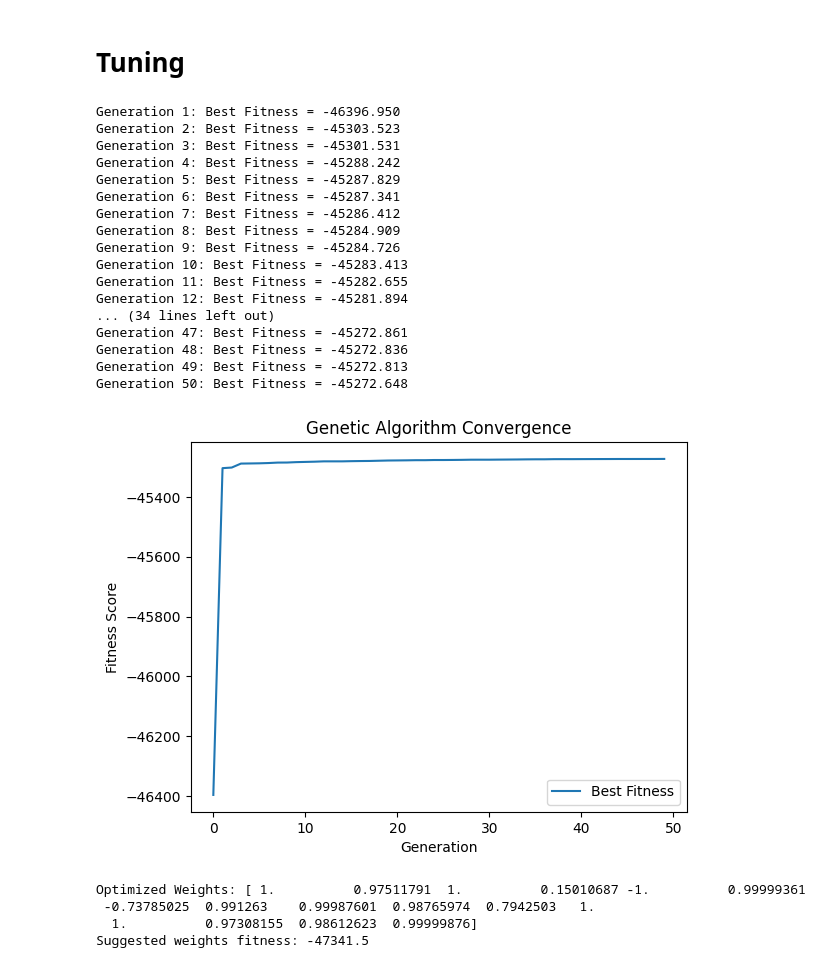
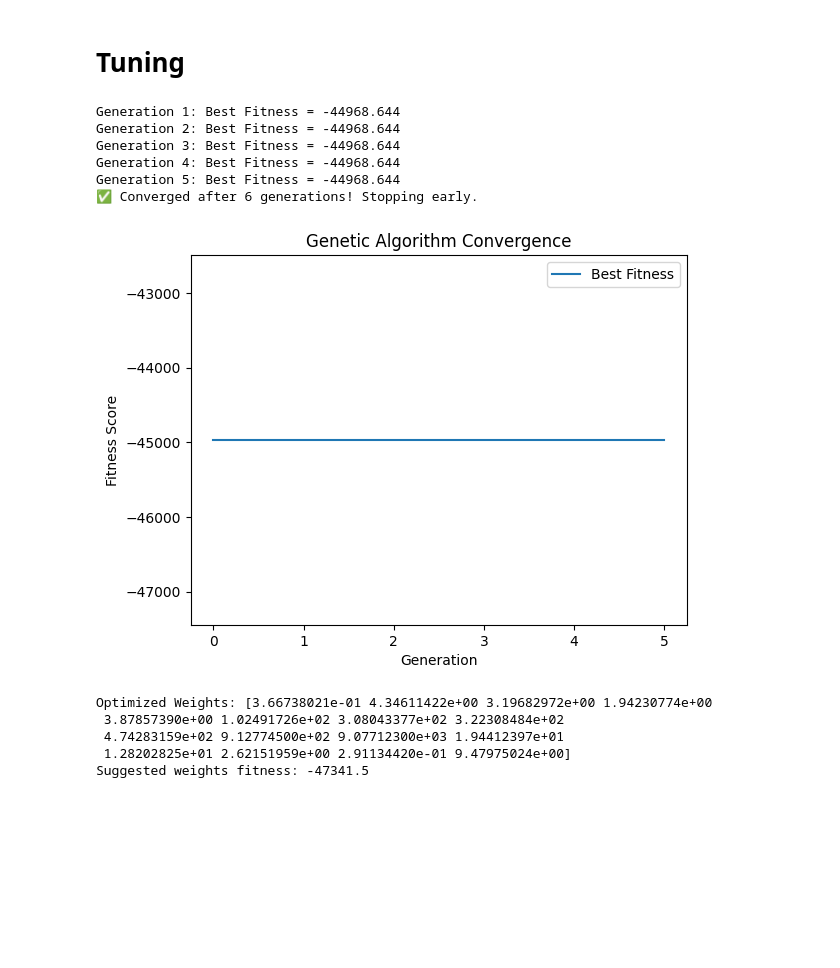
Before and after one commit to pathust/chess-bot, a Jupyter notebook: genetic_algorithm.ipynb, the cells around one changed output. Saved outputs shown, nothing was run; the diff lists cells and outputs as text; code cells hidden in the pictures; blank space fills up the shorter version.

```diff
--- a/genetic_algorithm.ipynb
+++ b/genetic_algorithm.ipynb
@@ -322,47 +321,37 @@ def genetic_algorithm(
 # %% [markdown]
 # Tuning
 # %%
-best_weights, best_fitness_history = genetic_algorithm(fitness_function, population_size=50, generations=50, convergence_threshold=5)
+best_weights, best_fitness_history = genetic_algorithm(fitness_function, population_size=50, generations=500, convergence_threshold=5)
 
 # Plot Convergence Graph
 plt.plot(best_fitness_history, label="Best Fitness")
 plt.xlabel("Generation")
 plt.ylabel("Fitness Score")
 plt.title("Genetic Algorithm Convergence")
 plt.legend()
 plt.show()
 
 print("Optimized Weights:", best_weights)
 
 chromosomes = [
                 1.0, 0.8, -1.2, 0.7, 1.15,
                 100, 300, 320, 500, 900, 10000,
                 10, 10,
                 20,
                 5,
                 10
             ]
 print("Suggested weights fitness:", fitness_function(chromosomes))
 # %% [output]
-Generation 1: Best Fitness = -46396.950
-Generation 2: Best Fitness = -45303.523
-Generation 3: Best Fitness = -45301.531
-Generation 4: Best Fitness = -45288.242
-Generation 5: Best Fitness = -45287.829
-Generation 6: Best Fitness = -45287.341
-Generation 7: Best Fitness = -45286.412
-Generation 8: Best Fitness = -45284.909
-Generation 9: Best Fitness = -45284.726
-Generation 10: Best Fitness = -45283.413
-Generation 11: Best Fitness = -45282.655
-Generation 12: Best Fitness = -45281.894
-... (34 lines left out)
-Generation 47: Best Fitness = -45272.861
-Generation 48: Best Fitness = -45272.836
-Generation 49: Best Fitness = -45272.813
-Generation 50: Best Fitness = -45272.648
+Generation 1: Best Fitness = -44968.644
+Generation 2: Best Fitness = -44968.644
+Generation 3: Best Fitness = -44968.644
+Generation 4: Best Fitness = -44968.644
+Generation 5: Best Fitness = -44968.644
+✅ Converged after 6 generations! Stopping early.
-[figure, old version]
+[figure, new version]
-Optimized Weights: [ 1.          0.97511791  1.          0.15010687 -1.          0.99999361
- -0.73785025  0.991263    0.99987601  0.98765974  0.7942503   1.
-  1.          0.97308155  0.98612623  0.99999876]
+Optimized Weights: [3.66738021e-01 4.34611422e+00 3.19682972e+00 1.94230774e+00
+ 3.87857390e+00 1.02491726e+02 3.08043377e+02 3.22308484e+02
+ 4.74283159e+02 9.12774500e+02 9.07712300e+03 1.94412397e+01
+ 1.28202825e+01 2.62151959e+00 2.91134420e-01 9.47975024e+00]
 Suggested weights fitness: -47341.5
```
Also changed, not shown: parts of 2 cells of this notebook, 1 other file.
